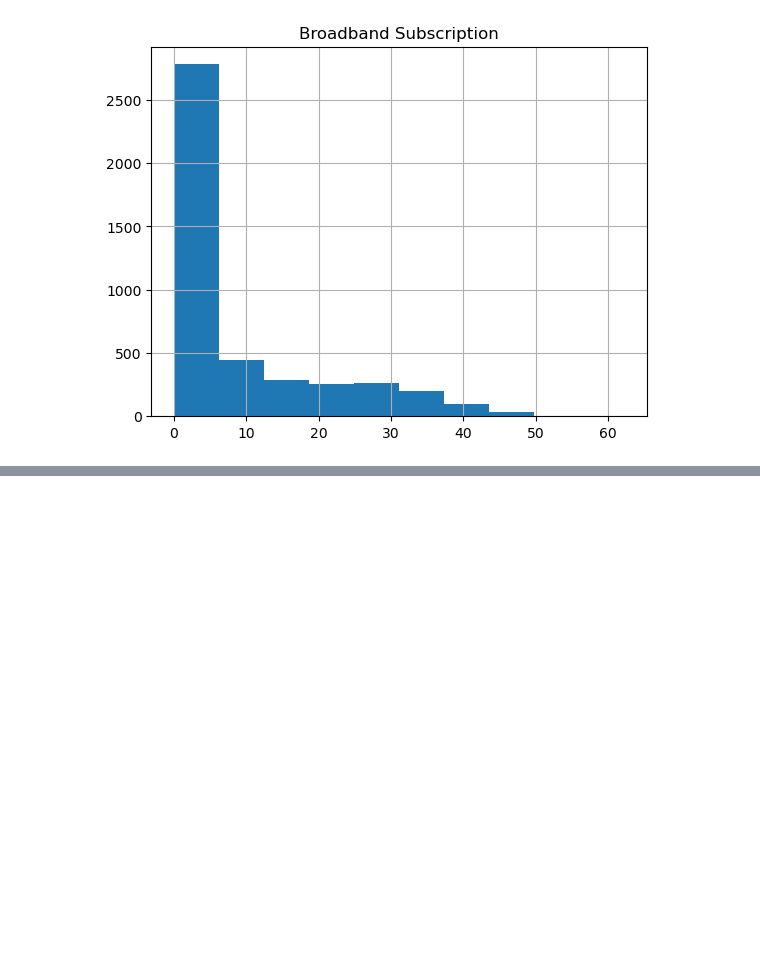
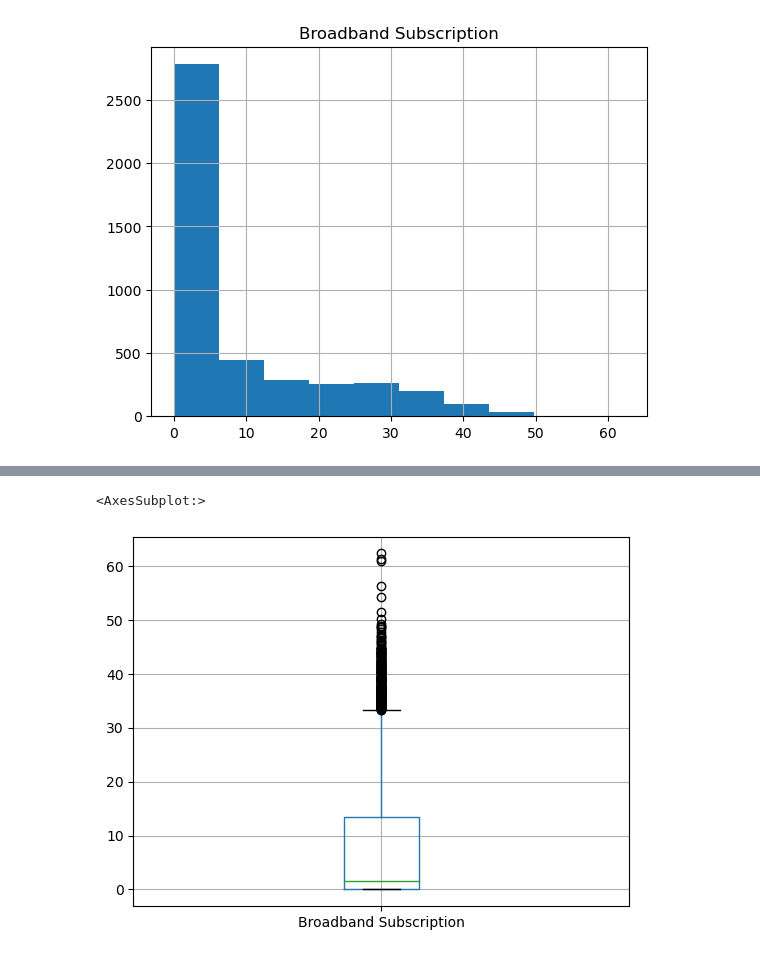
Before and after one commit to saad415/DataScience, a Jupyter notebook: EDA.ipynb, the cells around one changed output, grey strips where cells are left out. Saved outputs shown, nothing was run; the diff lists cells and outputs as text; code cells hidden in the pictures; blank space fills up the shorter version.

```diff
--- a/EDA.ipynb
+++ b/EDA.ipynb
@@ -61,0 +72,5 @@ df.hist(column='No of Internet Users', bins=10);
+# %%
+df.boxplot(column = 'Broadband Subscription')
+# %% [output]
+<AxesSubplot:>
+[figure, added]
```
Also changed, not shown: parts of 9 cells of this notebook.
